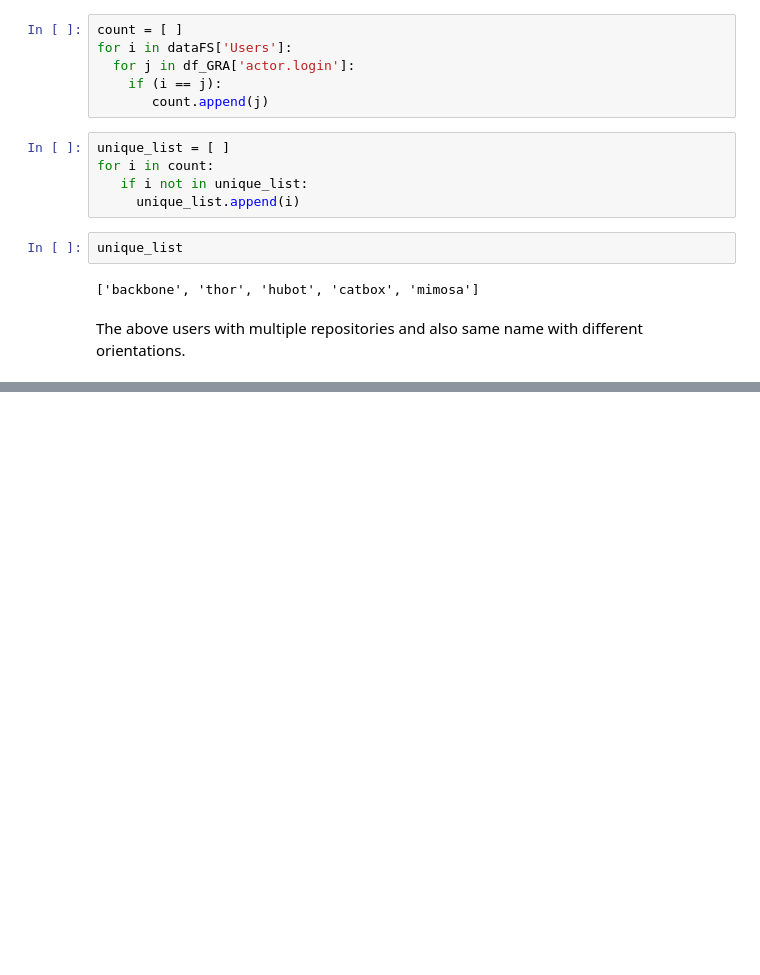
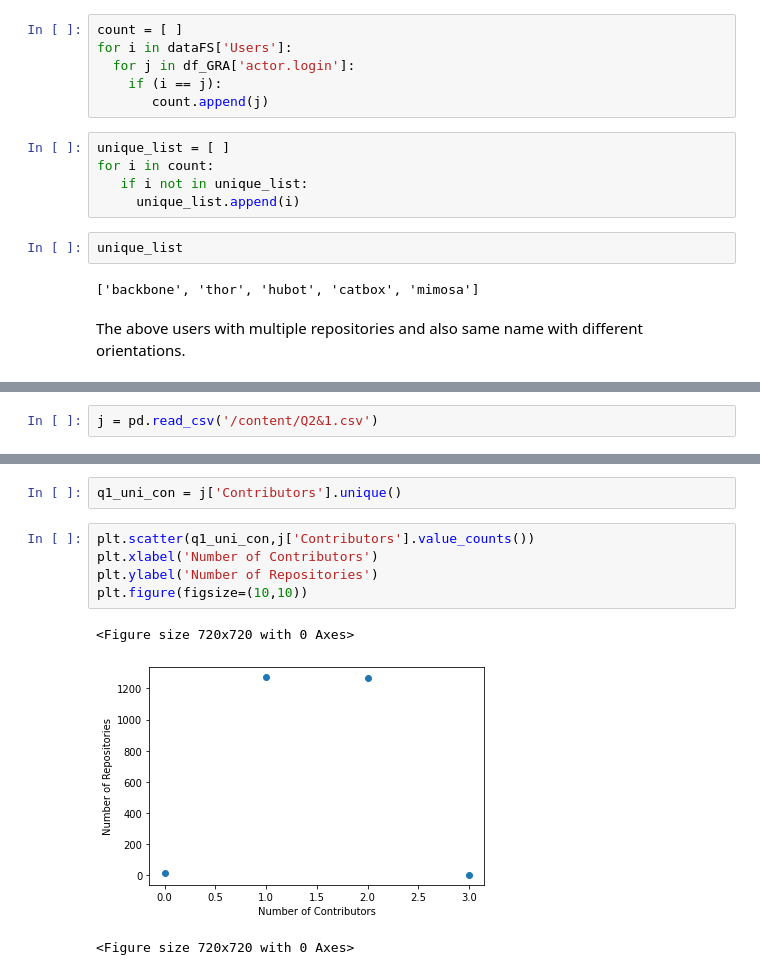
Before and after one commit to prithvikolla/GitHub_Repository_Analysis, a Jupyter notebook: GRA_Analysis.ipynb, the cells around one changed output, grey strips where cells are left out. Saved outputs shown, nothing was run; the diff lists cells and outputs as text; blank space fills up the shorter version.

```diff
--- a/GRA_Analysis.ipynb
+++ b/GRA_Analysis.ipynb
@@ -399,0 +442,2 @@ df_GRA
+# %%
+j = pd.read_csv('/content/Q2&1.csv')
@@ -399,0 +454,11 @@ df_GRA
+# %%
+q1_uni_con = j['Contributors'].unique()
+# %%
+plt.scatter(q1_uni_con,j['Contributors'].value_counts())
+plt.xlabel('Number of Contributors')
+plt.ylabel('Number of Repositories')
+plt.figure(figsize=(10,10))
+# %% [output]
+<Figure size 720x720 with 0 Axes>
+[figure, added]
+<Figure size 720x720 with 0 Axes>
```
Also changed, not shown: parts of 8 cells of this notebook.
